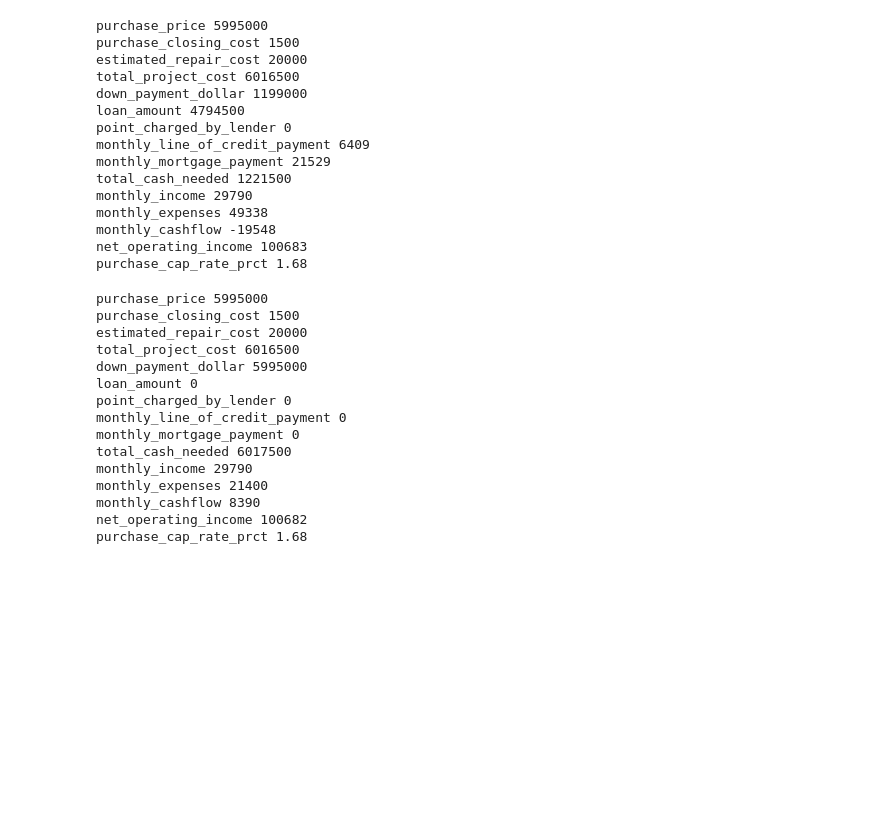
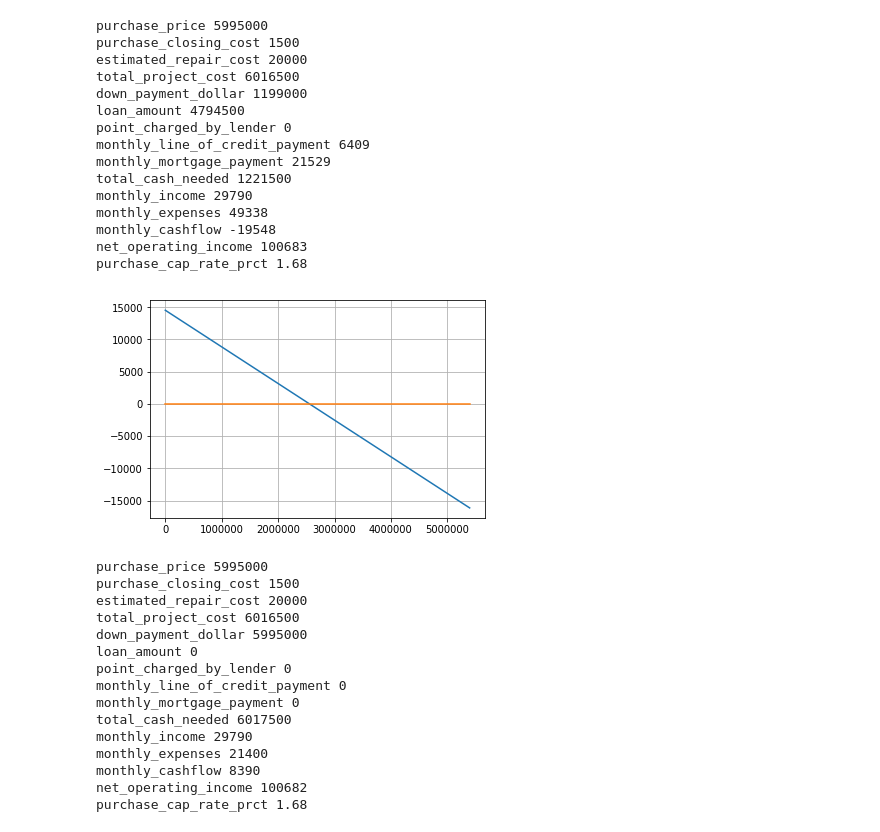
Before and after one commit to pangyuteng/property-investment-misc, a Jupyter notebook: sandbox/calculator.ipynb, the cells around one changed output. Saved outputs shown, nothing was run; the diff lists cells and outputs as text; code cells hidden in the pictures; blank space fills up the shorter version.

```diff
--- a/sandbox/calculator.ipynb
+++ b/sandbox/calculator.ipynb
@@ -23,6 +28,22 @@ monthly_expenses 49338
 monthly_cashflow -19548
 net_operating_income 100683
 purchase_cap_rate_prct 1.68
+# %%
+sample_yaml_path = '3189-Cheviot-Vista-Pl-Los-Angeles-CA.yml'
+c=load_data(sample_yaml_path)
+c=calculate(c,is_print=False)
+x = []
+y = []
+for _ in range(300):
+    c.purchase_price*= 0.9
+    c=calculate(c,is_print=False)
+    x.append(c.purchase_price)
+    y.append(c.monthly_cashflow)
+plt.plot(x,y)
+plt.plot([0,np.max(x)],[0,0])
+plt.grid(True)
+# %% [output]
+[figure, added]
 # %%
 sample_yaml_path = '3189-Cheviot-Vista-Pl-Los-Angeles-CA.yml'
 c=load_data(sample_yaml_path)
```
Also changed, not shown: parts of 7 cells of this notebook, 1 other file.
